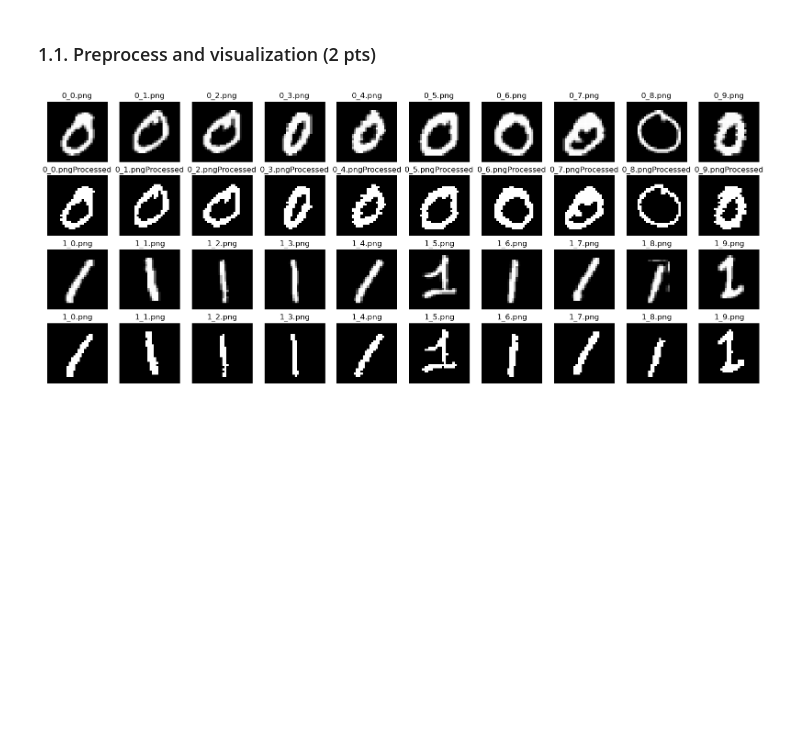
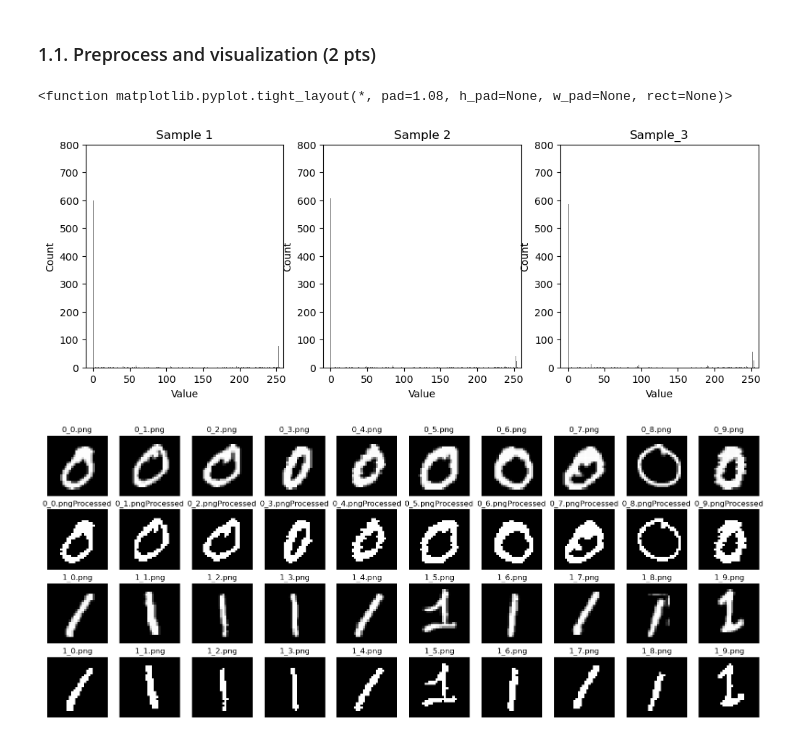
Before and after one commit to LTS5/iapr, a Jupyter notebook: labs/Lab 2/lab_02_object_description.ipynb, the cells around one changed output. Cells and saved outputs as stored; diff of their text form; code cells hidden in the pictures; blank space fills up the shorter version.

```diff
--- a/labs/Lab 2/lab_02_object_description.ipynb
+++ b/labs/Lab 2/lab_02_object_description.ipynb
@@ -39,7 +39,7 @@ These digits have been extracted from MNIST dataset (http://yann.lecun.com/exdb/
 import tarfile
 import os
 
-data_base_path = os.path.join(os.pardir, '..\data')
+data_base_path = os.path.join(os.pardir, '../data')
 data_folder = 'lab-02-data'
 data_part1 = os.path.join(data_base_path, data_folder, 'part1')
 data_part2 = os.path.join(data_base_path, data_folder, 'part2')
@@ -127,6 +126,24 @@ In this part you will use images of "0"s and "1"s.
 ### 1. Fourier Descriptors
 # %% [markdown]
 ### 1.1. Preprocess and visualization (2 pts)
+# %%
+# TODO
+# Histograms
+fig, axes = plt.subplots(1, 3, figsize=(12, 4))
+titles = ['Sample 1', 'Sample 2', 'Sample_3']
+
+for idx, (image, ax, title) in enumerate(zip(zeros_im[:3], axes[:3], titles)):
+    ax.hist(image.ravel(), bins=255, color='gray')
+    ax.set_title(title)
+    ax.set_xlim((-10, 260))
+    ax.set_xlabel('Value')
+    ax.set_ylabel('Count')
+    ax.set_ylim([0,800])
+
+plt.tight_layout
+# %% [output]
+<function matplotlib.pyplot.tight_layout(*, pad=1.08, h_pad=None, w_pad=None, rect=None)>
+[figure, added]
 # %%
 import numpy as np
 import cv2
```
Also changed, not shown: parts of 47 cells of this notebook.
